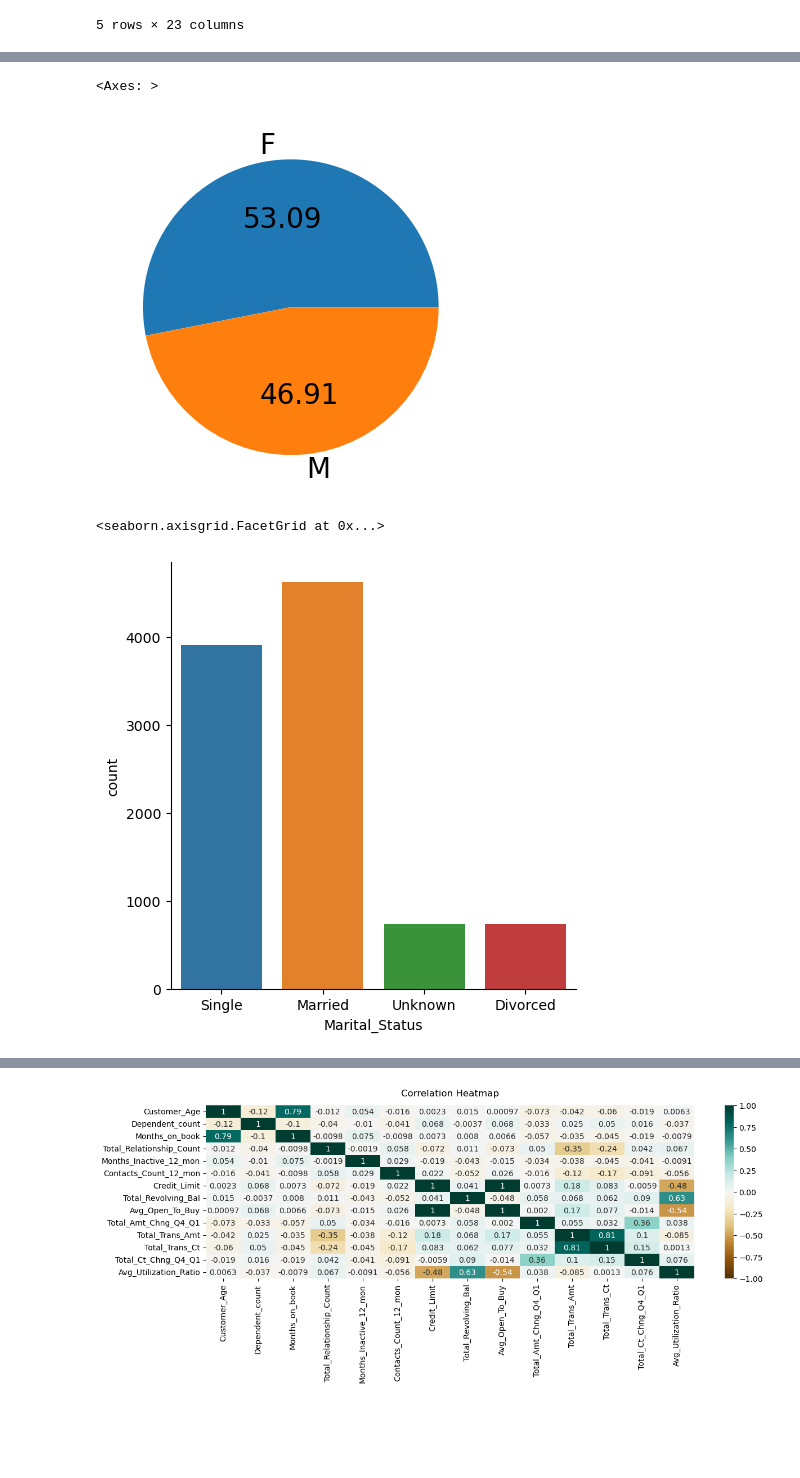
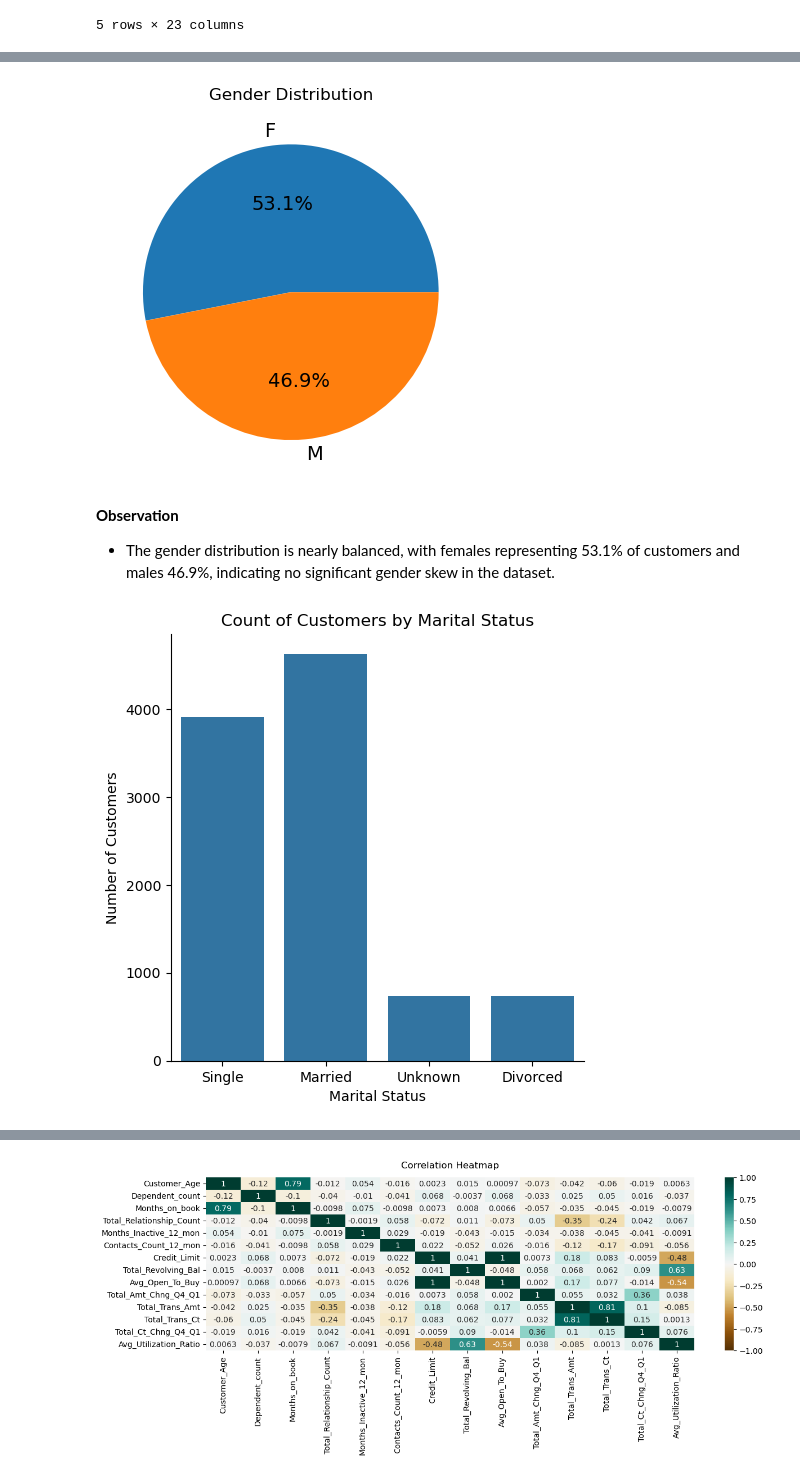
Before and after one commit to MAMokoena/churn, a Jupyter notebook: letlotlo.ipynb, the cells around one changed output, grey strips where cells are left out. Drawn from its saved outputs; the diff is of its cells as text; code cells hidden in the pictures; blank space fills up the shorter version.

```diff
--- a/letlotlo.ipynb
+++ b/letlotlo.ipynb
@@ -6,5 +15,7 @@ import seaborn as sns
 # %%
-mpshe = pd.read_excel('C:/Kopano.xlsx')
+# Load data set
+
+mpshe = pd.read_excel('C:/Users/hocha/Documents/Portfolio Models/Churn_2/Kopano.xlsx')
 mpshe.head()
 # %% [output]
 |  | CustomerCode | Transaction_ID | Interactions_ID | Attrition_Flag | Customer_Age | Gender | Dependent_count | ... |
@@ -24,11 +156,38 @@ plt.show()
 # %%
-from matplotlib.pyplot import pie, axis, show
-mpshe.groupby('Gender').size().plot(kind='pie', autopct='%.2f',textprops={'fontsize': 20})
+# Check distribution by Gender
+
+counts = mpshe.groupby('Gender').size()
+
+def autopct_func(pct):
+    total = counts.sum()
+    count = int(round(pct * total / 100.0))
+    return f'{pct:.1f}%'
+
+counts.plot(
+    kind = 'pie',
+    autopct = autopct_func,
+    textprops = {'fontsize': 14} )
+
+plt.ylabel('')
+plt.title('Gender Distribution')
+plt.show()
 # %% [output]
-<Axes: >
-[figure, old version]
+[figure, new version]
+# %% [markdown]
+**Observation**
+
+- The gender distribution is nearly balanced, with females representing 53.1% of customers and males 46.9%, indicating no significant gender skew in the     dataset.
 # %%
-sns.catplot(data=mpshe, x='Marital_Status', kind='count')
+# Check distribution by Marital Status
+
+sns.catplot(
+    data = mpshe,
+    x = 'Marital_Status',
+    kind = 'count' )
+
+plt.xlabel('Marital Status')
+plt.ylabel('Number of Customers')
+plt.title('Count of Customers by Marital Status')
+plt.show()
 # %% [output]
-<seaborn.axisgrid.FacetGrid at 0x...>
-[figure, old version]
+[figure, new version]
```
Also changed, not shown: parts of 34 cells of this notebook.
